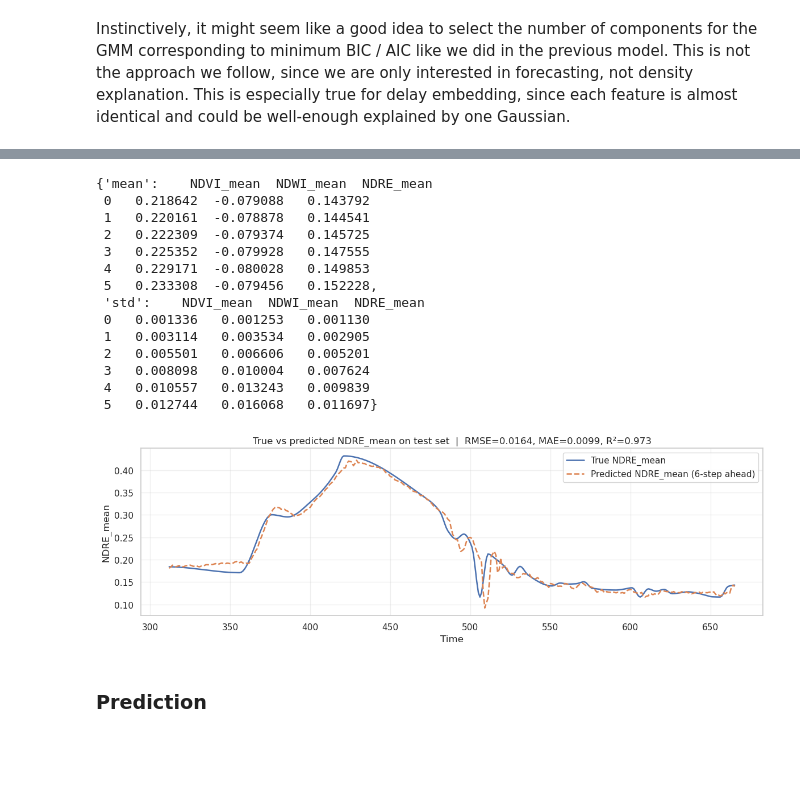
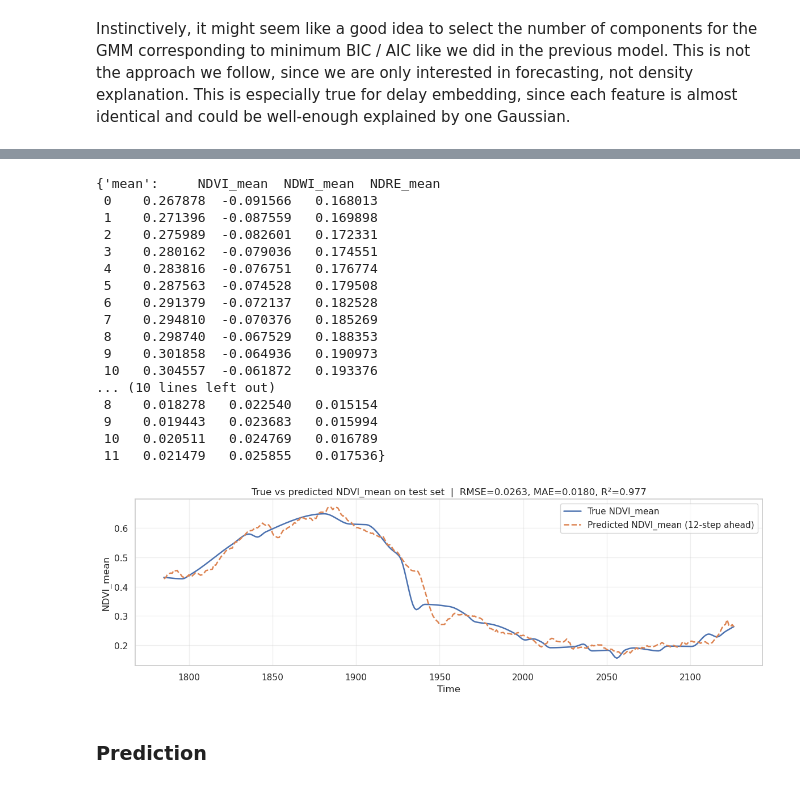
Before and after one commit to asembreek/fieldlens, a Jupyter notebook: notebooks/5. Forecasting Gaussian Mixture Model.ipynb, the cells around one changed output, grey strips where cells are left out. Saved outputs shown, nothing was run; the diff lists cells and outputs as text; code cells hidden in the pictures; blank space fills up the shorter version.

```diff
--- a/notebooks/5. Forecasting Gaussian Mixture Model.ipynb
+++ b/notebooks/5. Forecasting Gaussian Mixture Model.ipynb
@@ -132,15 +135,15 @@ roll_lag_features = [
     #"precipitation_30D_sum",
 
     # Root-zone soil moisture (linear comb of first 3 volumetric soil water layers)
-    #"root_weighted_soil_moisture_7D_mean",
-    "root_weighted_soil_moisture_30D_mean",
+    "root_weighted_soil_moisture_7D_mean",
+    #"root_weighted_soil_moisture_30D_mean",
 
     # Volumetric soil water layers 1 and 2 (shallow) (first PC)
     #"VW_PC1_7D_mean",
     #"VW_PC1_30D_mean",
 
     # Soil temperatre levels 1-3 (shallow) PCs
-    #"ST_PC1_7D_mean",
+    "ST_PC1_7D_mean",
     #"ST_PC1_30D_mean",
 
 
@@ -169,7 +172,7 @@ engineered_features = [
     #'root_weighted_soil_moisture',
     #'VW_PC1',
     #'Shallow_mean',
-    'ST_PC1',
+    #'ST_PC1',
 
     # Categoricals not valid for GMM
     #'in_season',
@@ -225,7 +228,7 @@ Index(['Timestamp', 'NDVI_mean', 'NDWI_mean', 'NDRE_mean', 'Timestamp',
       dtype='object')
 # %%
-train_mask = (gmm_df["Ag_year"] != 2018)
-test_mask = (gmm_df["Ag_year"] == 2018)
+train_mask = (gmm_df["Ag_year"] != 2022)
+test_mask = (gmm_df["Ag_year"] == 2022)
 passthrough_cols = ["doy_sin", "doy_cos"]
 drop_cols = ["Timestamp", "shifted_doy", "doy", "GDD", "in_season", "Ag_year"]
 
@@ -288,11 +291,11 @@ Instinctively, it might seem like a good idea to select the number of components
 components = np.arange(1, 15, 1)
 # %%
 selector = ForecastingGMMSelector(
-    window_size=12,
-    horizon=6,
+    window_size=24,
+    horizon=12,
     covariance_type="tied",
     responses=spectral_features[1:],
-    n_init=1,
+    n_init=10,
     scaler_splitter=scaler_splitter
 )
 selector.cv_fit(scaled_X=X_train_df, scaled_validation=X_test_df, components=components)
@@ -319,20 +328,23 @@ forecast_gmm.forecast(X_test_df, responses=spectral_features[1:])
 # %%
 forecast_gmm.forecast_dist(X_test_df, responses=spectral_features[1:])
 # %% [output]
-{'mean':    NDVI_mean  NDWI_mean  NDRE_mean
- 0   0.218642  -0.079088   0.143792
- 1   0.220161  -0.078878   0.144541
- 2   0.222309  -0.079374   0.145725
- 3   0.225352  -0.079928   0.147555
- 4   0.229171  -0.080028   0.149853
- 5   0.233308  -0.079456   0.152228,
- 'std':    NDVI_mean  NDWI_mean  NDRE_mean
- 0   0.001336   0.001253   0.001130
- 1   0.003114   0.003534   0.002905
- 2   0.005501   0.006606   0.005201
- 3   0.008098   0.010004   0.007624
- 4   0.010557   0.013243   0.009839
- 5   0.012744   0.016068   0.011697}
+{'mean':     NDVI_mean  NDWI_mean  NDRE_mean
+ 0    0.267878  -0.091566   0.168013
+ 1    0.271396  -0.087559   0.169898
+ 2    0.275989  -0.082601   0.172331
+ 3    0.280162  -0.079036   0.174551
+ 4    0.283816  -0.076751   0.176774
+ 5    0.287563  -0.074528   0.179508
+ 6    0.291379  -0.072137   0.182528
+ 7    0.294810  -0.070376   0.185269
+ 8    0.298740  -0.067529   0.188353
+ 9    0.301858  -0.064936   0.190973
+ 10   0.304557  -0.061872   0.193376
+... (10 lines left out)
+ 8    0.018278   0.022540   0.015154
+ 9    0.019443   0.023683   0.015994
+ 10   0.020511   0.024769   0.016789
+ 11   0.021479   0.025855   0.017536}
 # %%
 def plot_test_forecast(
     model,
@@ -385,9 +397,9 @@ def plot_test_forecast(
     fig.tight_layout()
     plt.show()
 # %%
-result = plot_test_forecast(model=forecast_gmm, scaled_test=X_test_df, scaler_splitter=scaler_splitter, response="NDRE_mean")
+result = plot_test_forecast(model=forecast_gmm, scaled_test=X_test_df, scaler_splitter=scaler_splitter, response="NDVI_mean")
 # %% [output]
-[figure, old version]
+[figure, new version]
 # %% [markdown]
 ### Prediction
 # %% [markdown]
```
Also changed, not shown: parts of 6 cells of this notebook, 6 other files.
